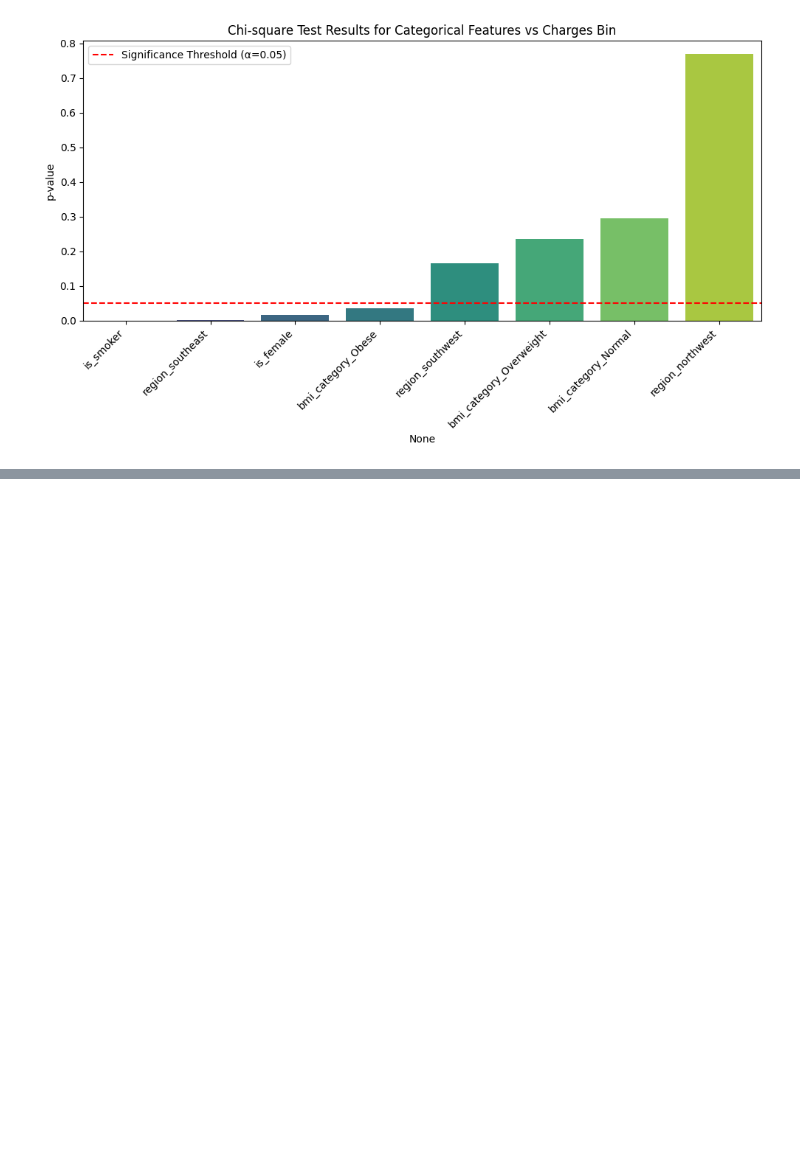
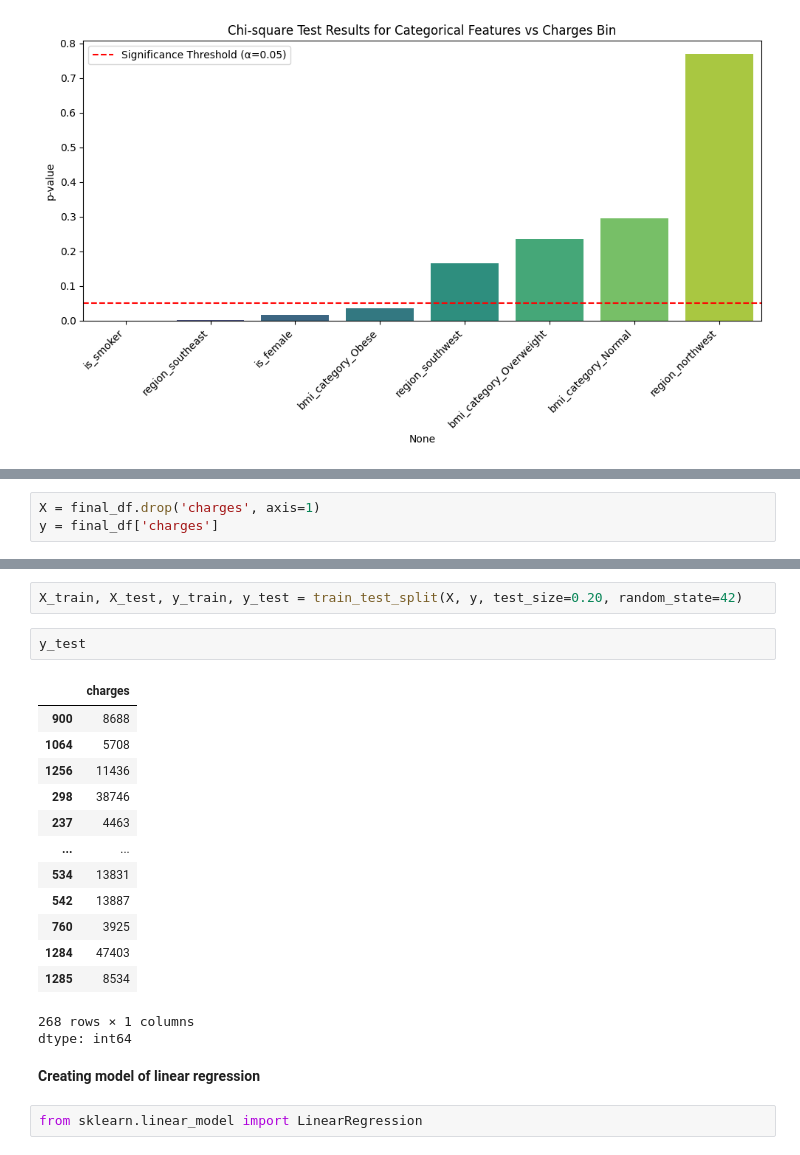
Before and after one commit to subhamsam007/Machine-Learning, a Jupyter notebook: insurance.ipynb, the cells around one changed output, grey strips where cells are left out. Cells and saved outputs as stored; diff of their text form; blank space fills up the shorter version.

```diff
--- a/insurance.ipynb
+++ b/insurance.ipynb
@@ -508,0 +536,3 @@ plt.show()
+# %%
+X = final_df.drop('charges', axis=1)
+y = final_df['charges']
@@ -508,0 +541,23 @@ plt.show()
+# %%
+X_train, X_test, y_train, y_test = train_test_split(X, y, test_size=0.20, random_state=42)
+# %%
+y_test
+# %% [output]
+|  | charges |
+| 900 | 8688 |
+| 1064 | 5708 |
+| 1256 | 11436 |
+| 298 | 38746 |
+| 237 | 4463 |
+| ... | ... |
+| 534 | 13831 |
+| 542 | 13887 |
+| 760 | 3925 |
+| 1284 | 47403 |
+| 1285 | 8534 |
+268 rows × 1 columns
+dtype: int64
+# %% [markdown]
+**Creating model of linear regression**
+# %%
+from sklearn.linear_model import LinearRegression
```
Also changed, not shown: parts of 8 cells of this notebook.
